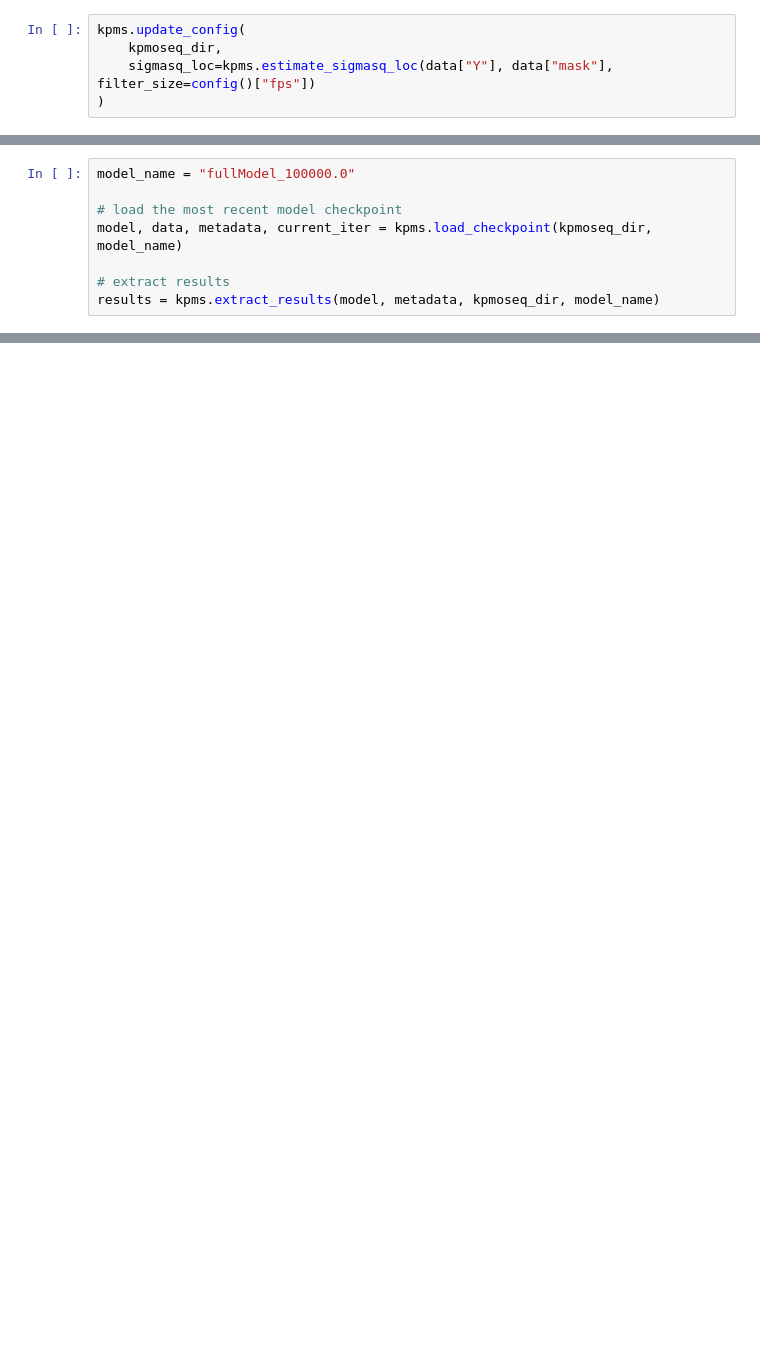
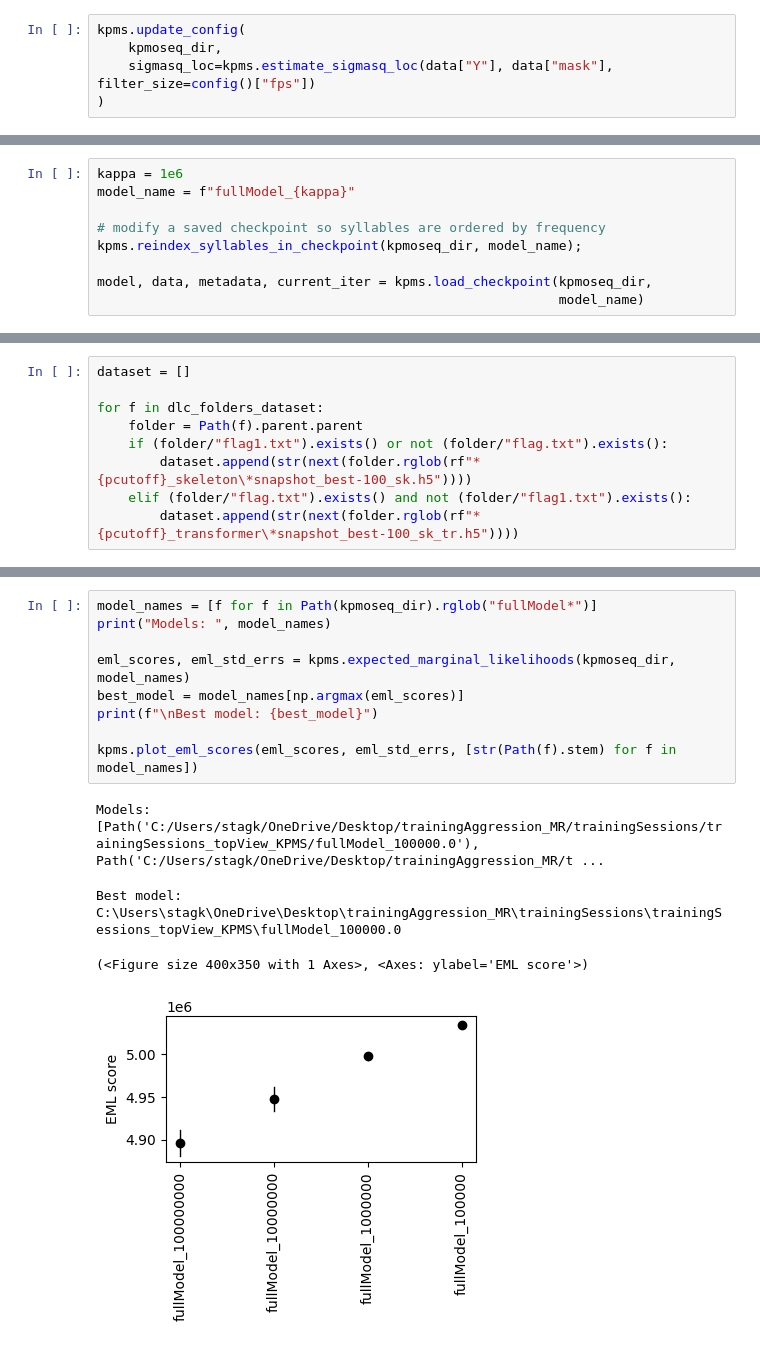
Before and after one commit to MiguelRochaBE/neuroPixels_aggressionTraining, a Jupyter notebook: pipeline_KPMS.ipynb, the cells around one changed output, grey strips where cells are left out. Cells and saved outputs as stored; diff of their text form; blank space fills up the shorter version.

```diff
--- a/pipeline_KPMS.ipynb
+++ b/pipeline_KPMS.ipynb
@@ -293,8 +337,9 @@ ssion_MR\trainingSessions\trainingSessions_topView_KPMS\fullModel_1000
 # %%
-model_name = "fullModel_100000.0"
+kappa = 1e6
+model_name = f"fullModel_{kappa}"
 
-# load the most recent model checkpoint
-model, data, metadata, current_iter = kpms.load_checkpoint(kpmoseq_dir, model_name)
+# modify a saved checkpoint so syllables are ordered by frequency
+kpms.reindex_syllables_in_checkpoint(kpmoseq_dir, model_name);
 
-# extract results
-results = kpms.extract_results(model, metadata, kpmoseq_dir, model_name)
+model, data, metadata, current_iter = kpms.load_checkpoint(kpmoseq_dir,
+                                                           model_name)
@@ -320,0 +374,9 @@ Saving dendrogram plot to C:\Users\stagk\OneDrive\Desktop\trainingAggression_MR\
+# %%
+dataset = []
+
+for f in dlc_folders_dataset:
+    folder = Path(f).parent.parent
+    if (folder/"flag1.txt").exists() or not (folder/"flag.txt").exists():
+        dataset.append(str(next(folder.rglob(rf"*{pcutoff}_skeleton\*snapshot_best-100_sk.h5"))))
+    elif (folder/"flag.txt").exists() and not (folder/"flag1.txt").exists():
+        dataset.append(str(next(folder.rglob(rf"*{pcutoff}_transformer\*snapshot_best-100_sk_tr.h5"))))
@@ -320,0 +400,14 @@ Saving dendrogram plot to C:\Users\stagk\OneDrive\Desktop\trainingAggression_MR\
+# %%
+model_names = [f for f in Path(kpmoseq_dir).rglob("fullModel*")]
+print("Models: ", model_names)
+
+eml_scores, eml_std_errs = kpms.expected_marginal_likelihoods(kpmoseq_dir, model_names)
+best_model = model_names[np.argmax(eml_scores)]
+print(f"\nBest model: {best_model}")
+
+kpms.plot_eml_scores(eml_scores, eml_std_errs, [str(Path(f).stem) for f in model_names])
+# %% [output]
+Models:  [Path('C:/Users/stagk/OneDrive/Desktop/trainingAggression_MR/trainingSessions/trainingSessions_topView_KPMS/fullModel_100000.0'), Path('C:/Users/stagk/OneDrive/Desktop/trainingAggression_MR/t ...
+Best model: C:\Users\stagk\OneDrive\Desktop\trainingAggression_MR\trainingSessions\trainingSessions_topView_KPMS\fullModel_100000.0
+(<Figure size 400x350 with 1 Axes>, <Axes: ylabel='EML score'>)
+[figure, added]
```
Also changed, not shown: parts of 58 cells of this notebook, 3 other files.
